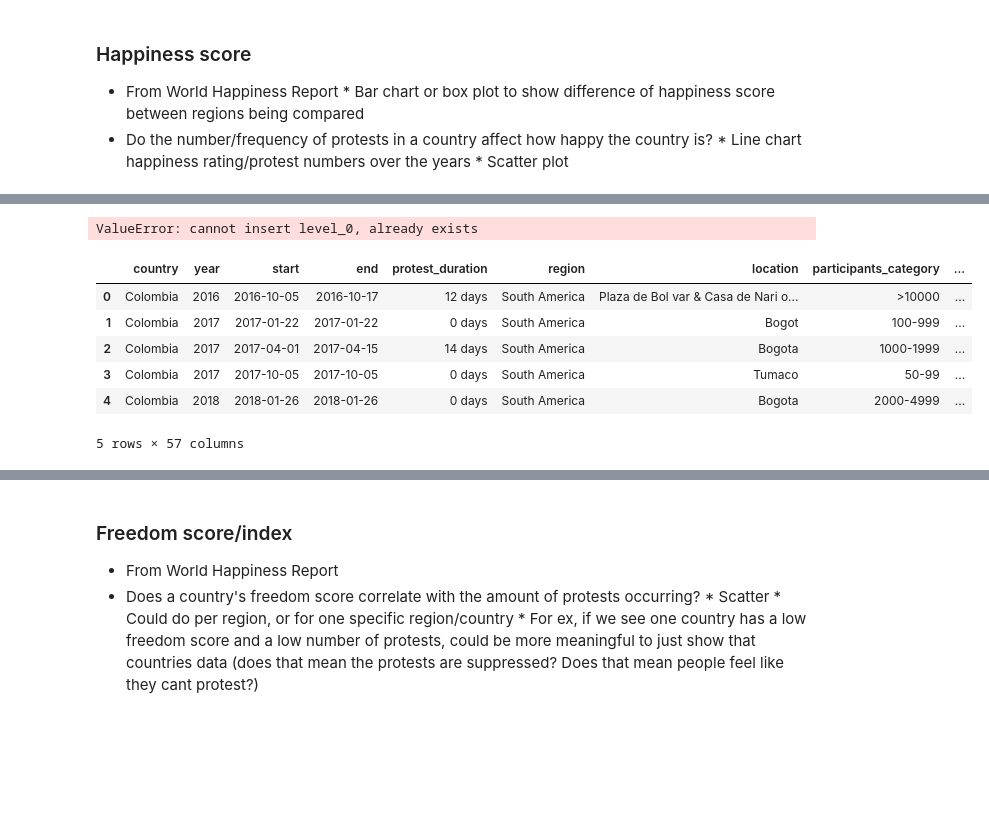
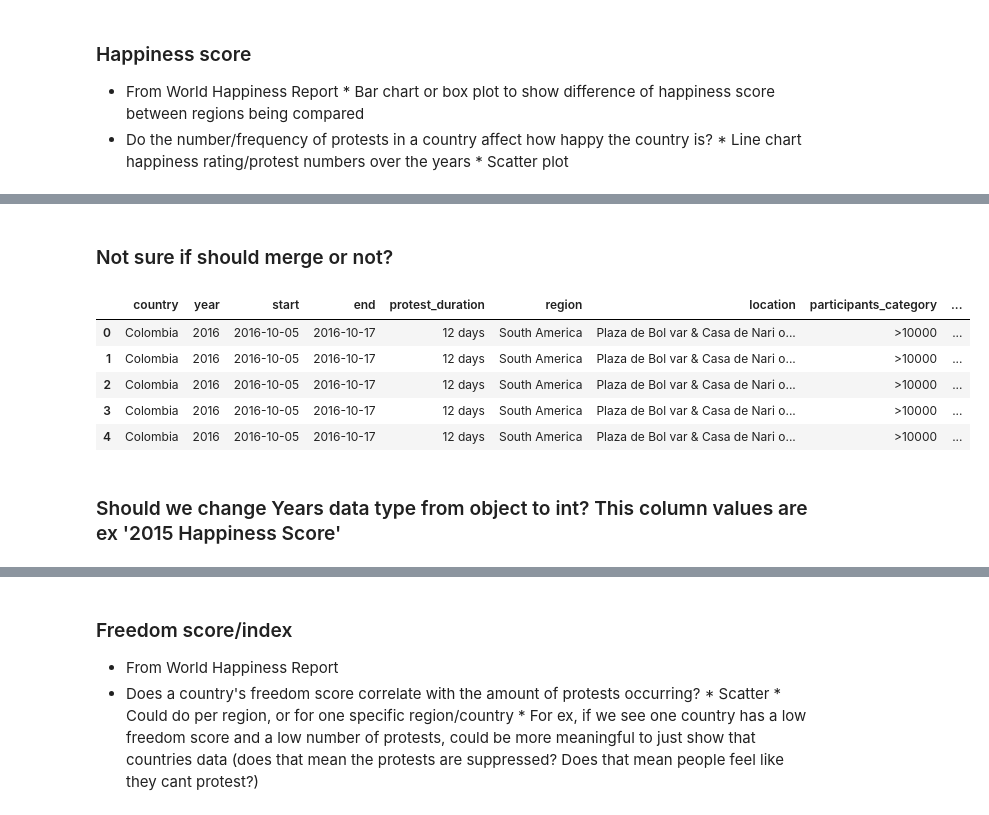
Before and after one commit to jeosqueri/Protest-Happiness-Analysis, a Jupyter notebook: Protest_For_Happiness_Project.ipynb, the cells around one changed output, grey strips where cells are left out. Saved outputs shown, nothing was run; the diff lists cells and outputs as text; code cells hidden in the pictures; blank space fills up the shorter version.

Commit message:
added graph pie graph images, recolored labels, edited Protest_For Happiness_project section and reshaped Happiness_Data(columns into rows)

```diff
--- a/Protest_For_Happiness_Project.ipynb
+++ b/Protest_For_Happiness_Project.ipynb
@@ -32,8 +32,8 @@ warnings.filterwarnings("ignore")
 # %% [markdown]
 ## Load & Read CSV files
 # %%
-clean_combined_happiness = pd.read_csv("Happiness_Data/clean_combined_happiness.csv")
-clean_combined_happiness.head()
+Happiness_Data = pd.read_csv("Happiness_Data/clean_combined_happiness.csv")
+Happiness_Data.head()
 # %% [output]
 |  | Country | Region | Total Happiness Score | Total Freedom Rate | 2015 Happiness Rank | 2015 Happiness Score | ... |
 | 0 | Switzerland | Western Europe | 37.557 | 3.103211 | 1.0 | 7.587 | ... |
@@ -203,4 +272,5 @@ Text(0.5, 1.0, 'Asia Protest Reasons')
         * Line chart happiness rating/protest numbers over the years
         * Scatter plot
 # %%
-clean_combined_happiness = clean_combined_happiness.rename(columns={"Country":"country"})
+Happiness_Data = Happiness_Data.rename(columns={"Country":"country"})
+Happiness_Data.head()
@@ -232,23 +370,24 @@ germany_happiness_df
 # %%
-germany_happiness_df = germany_happiness_df.reset_index()
-germany_happiness_df
-#Rename index year, for x in DF
-for x in germany_happiness_df:
-    x.split()[0]
-    print(x)
+# germany_happiness_df = germany_happiness_df.reset_index()
+# germany_happiness_df
+# #Rename index year, for x in DF
+# for x in germany_happiness_df:
+#     x.split()[0]
+#     print(x)
 
-for index,row in germany_happiness_df.iterrows():
+# for index,row in germany_happiness_df.iterrows():
-# %% [output]
-ValueError: cannot insert level_0, already exists
+# %% [markdown]
+### Not sure if should merge or not?
 # %%
 #Countries and happiness score
-happiness_protest_df = pd.merge(Protest_Data, clean_combined_happiness, on='country', how='left')
+happiness_protest_df = pd.merge(Protest_Data, melt_happiness, on='country', how='left')
 happiness_protest_df.head()
 # %% [output]
 |  | country | year | start | end | protest_duration | region | location | participants_category | ... |
 | 0 | Colombia | 2016 | 2016-10-05 | 2016-10-17 | 12 days | South America | Plaza de Bol var & Casa de Nari o... | >10000 | ... |
-| 1 | Colombia | 2017 | 2017-01-22 | 2017-01-22 | 0 days | South America | Bogot | 100-999 | ... |
-| 2 | Colombia | 2017 | 2017-04-01 | 2017-04-15 | 14 days | South America | Bogota | 1000-1999 | ... |
-| 3 | Colombia | 2017 | 2017-10-05 | 2017-10-05 | 0 days | South America | Tumaco | 50-99 | ... |
-| 4 | Colombia | 2018 | 2018-01-26 | 2018-01-26 | 0 days | South America | Bogota | 2000-4999 | ... |
+| 1 | Colombia | 2016 | 2016-10-05 | 2016-10-17 | 12 days | South America | Plaza de Bol var & Casa de Nari o... | >10000 | ... |
+| 2 | Colombia | 2016 | 2016-10-05 | 2016-10-17 | 12 days | South America | Plaza de Bol var & Casa de Nari o... | >10000 | ... |
+| 3 | Colombia | 2016 | 2016-10-05 | 2016-10-17 | 12 days | South America | Plaza de Bol var & Casa de Nari o... | >10000 | ... |
+| 4 | Colombia | 2016 | 2016-10-05 | 2016-10-17 | 12 days | South America | Plaza de Bol var & Casa de Nari o... | >10000 | ... |
-5 rows × 57 columns
+# %% [markdown]
+### Should we change Years data type from object to int? This column values are ex '2015 Happiness Score'
```
Also changed, not shown: parts of 18 cells of this notebook, 3 other files.
